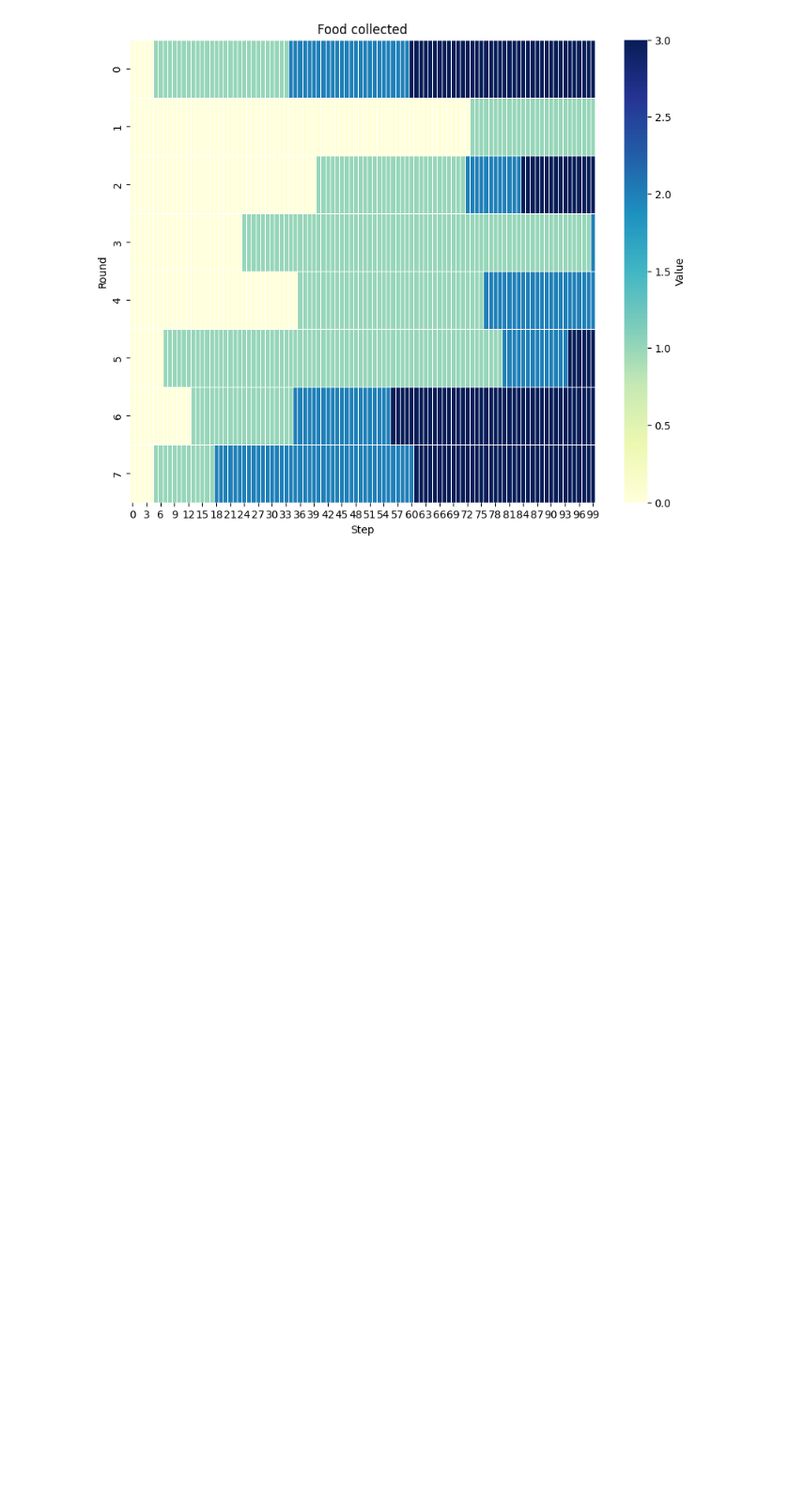
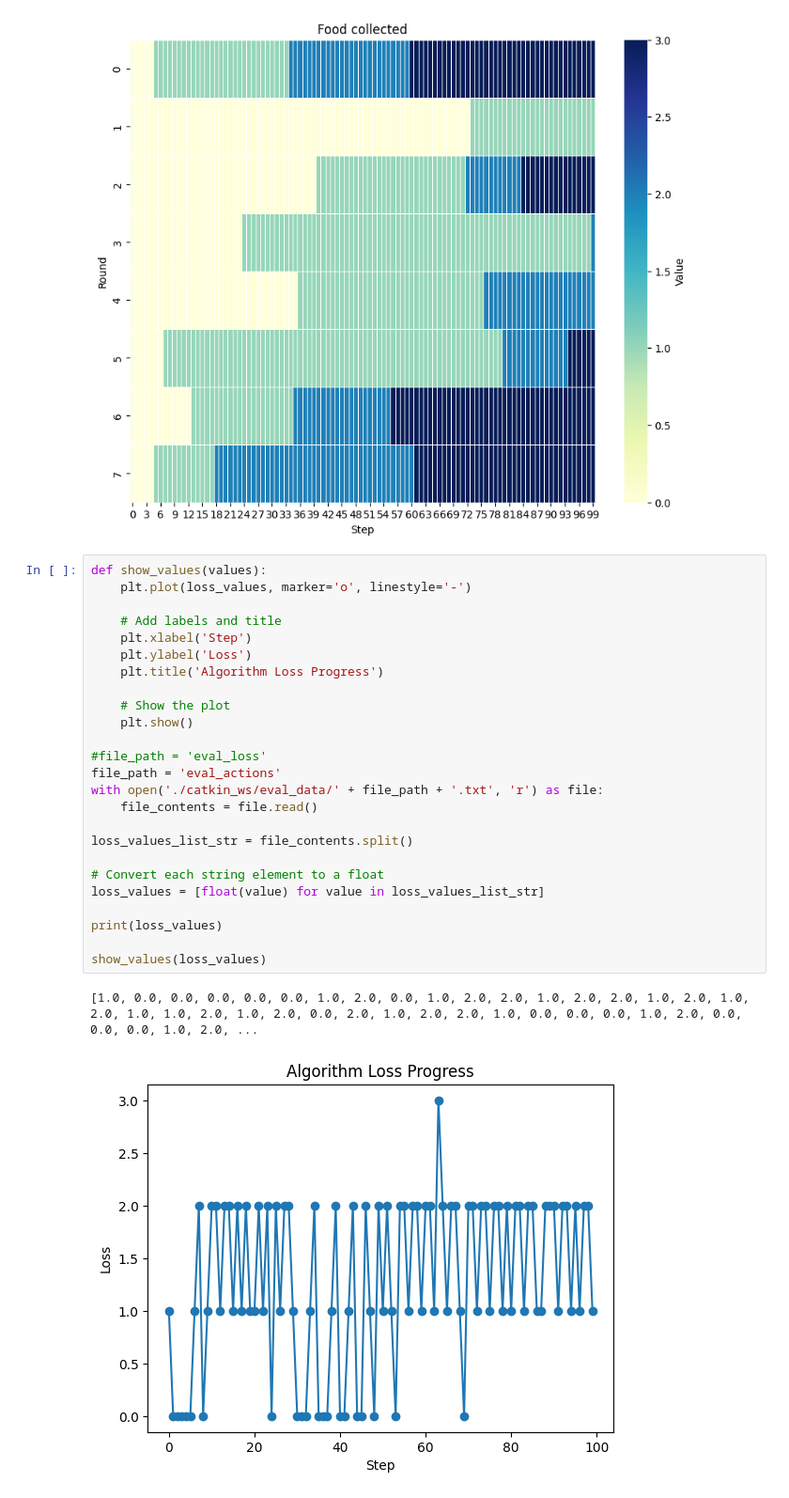
Before and after one commit to FredAlfabetAdmin/LM_group_13, a Jupyter notebook: dataplot.ipynb, the cells around one changed output. Shown at 94% size. Drawn from its saved outputs; the diff is of its cells as text; blank space fills up the shorter version.

```diff
--- a/dataplot.ipynb
+++ b/dataplot.ipynb
@@ -180,3 +180,31 @@ show_foods()
 ['1 2 1 2 3 2 3 0 3 2 0 3 3 3 3 3 0 3 2 3 3 3 3 3 0 3 0 0 3 2 2 2 2 2 0 2 0 2 1 3 2 3 2 3 1 3 2 2 0 0 0 2 0 0 2 3 2 0 0 0 3 0 0 3 1 3 3 3 1 3 1 1 1 1 1 1 1 1 1 1 1 1 1 1 1 1 1 1 1 1 1 1 3 2 1 1 3 1 1  ...
 [figure]
 [figure]
+# %%
+def show_values(values):
+    plt.plot(loss_values, marker='o', linestyle='-')
+
+    # Add labels and title
+    plt.xlabel('Step')
+    plt.ylabel('Loss')
+    plt.title('Algorithm Loss Progress')
+
+    # Show the plot
+    plt.show()
+
+#file_path = 'eval_loss'
+file_path = 'eval_actions'
+with open('./catkin_ws/eval_data/' + file_path + '.txt', 'r') as file:
+    file_contents = file.read()
+
+loss_values_list_str = file_contents.split()
+
+# Convert each string element to a float
+loss_values = [float(value) for value in loss_values_list_str]
+
+print(loss_values)
+
+show_values(loss_values)
+# %% [output]
+[1.0, 0.0, 0.0, 0.0, 0.0, 0.0, 1.0, 2.0, 0.0, 1.0, 2.0, 2.0, 1.0, 2.0, 2.0, 1.0, 2.0, 1.0, 2.0, 1.0, 1.0, 2.0, 1.0, 2.0, 0.0, 2.0, 1.0, 2.0, 2.0, 1.0, 0.0, 0.0, 0.0, 1.0, 2.0, 0.0, 0.0, 0.0, 1.0, 2.0, ...
+[figure, added]
```
Also changed, not shown: 6 other files.
